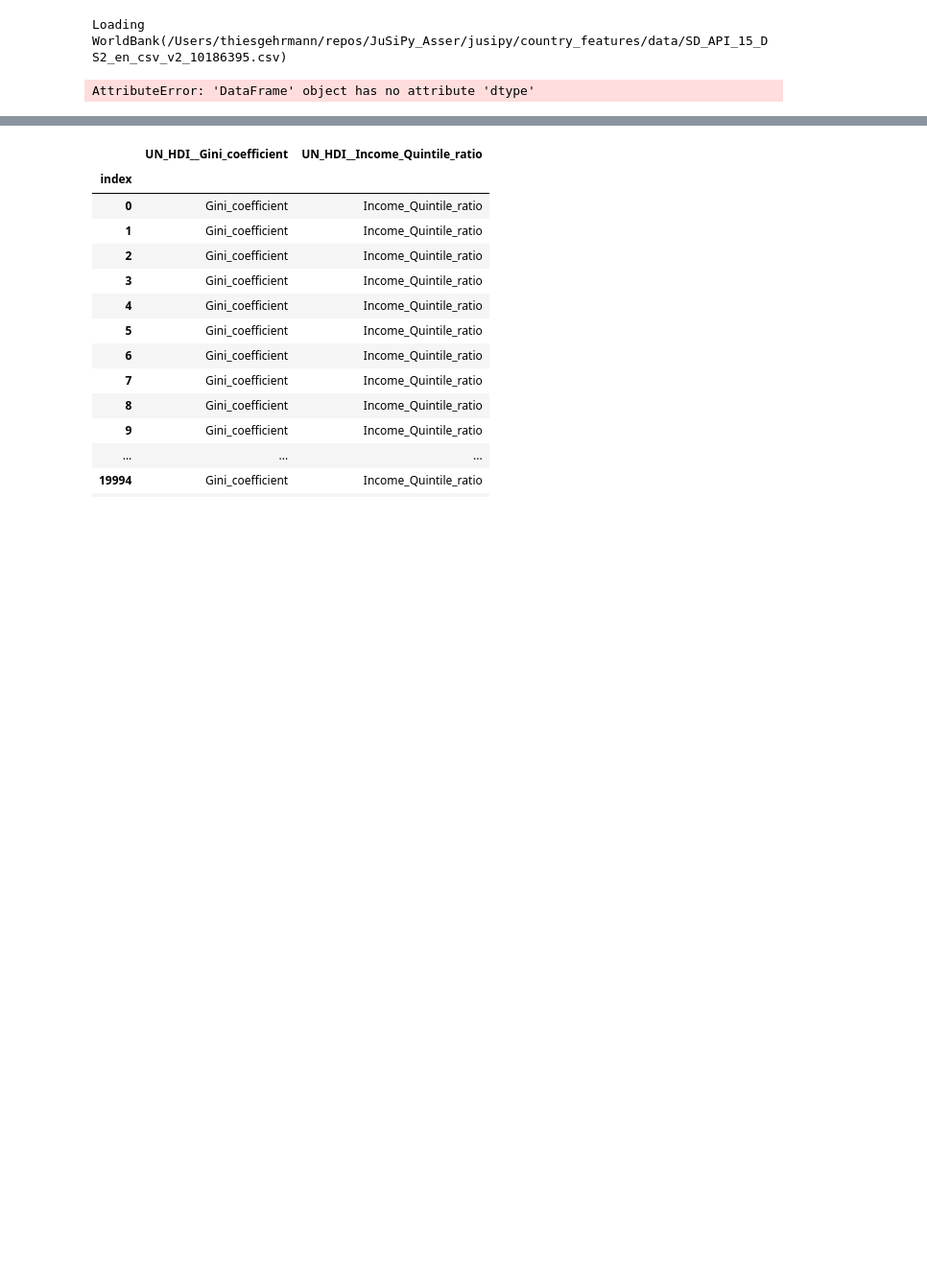
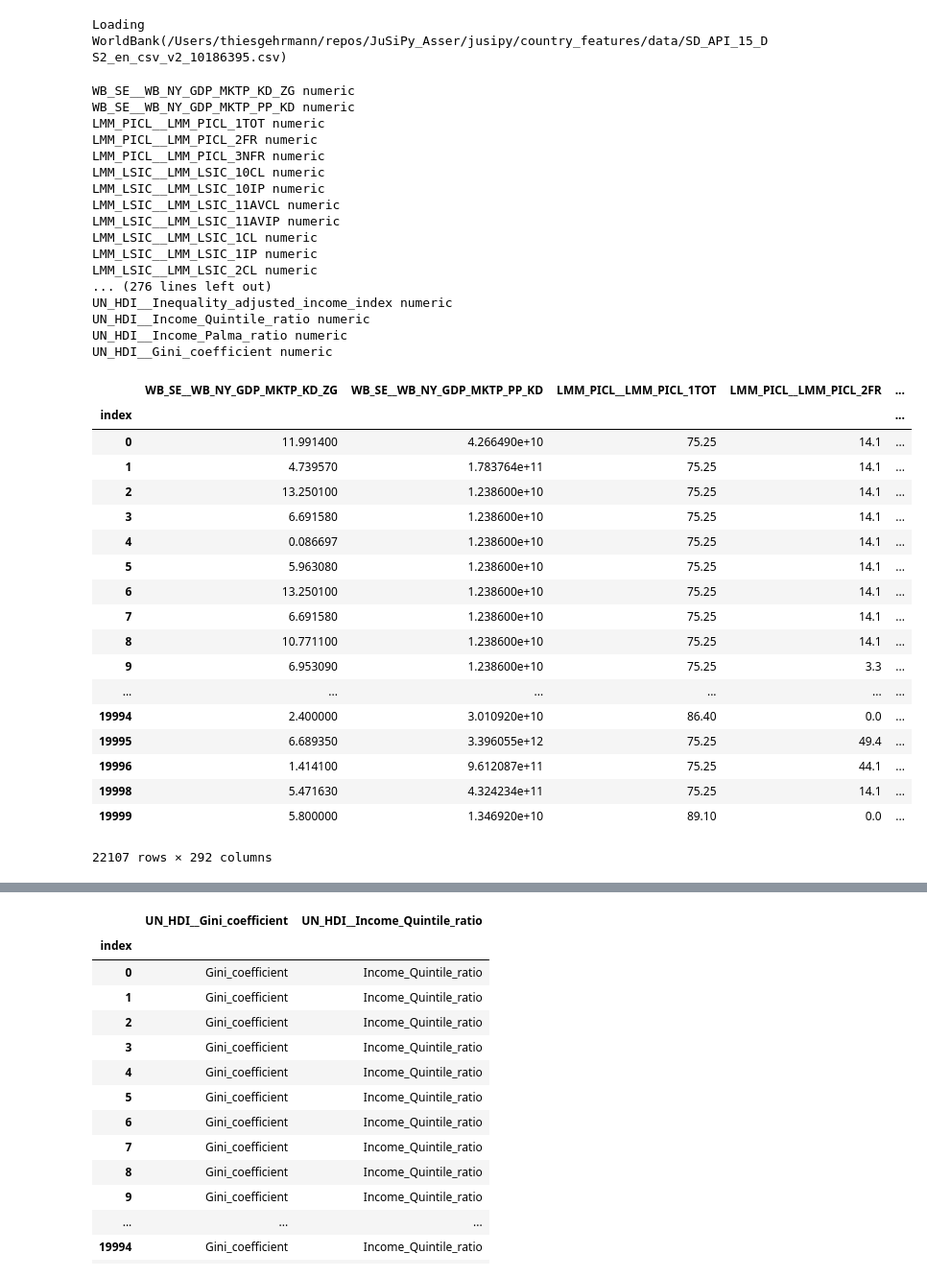
Before and after one commit to thiesgehrmann/JuSiPy_Asser, a Jupyter notebook: 1_pipeline_features.ipynb, the cells around one changed output, grey strips where cells are left out. Shown at 96% size. Drawn from its saved outputs; the diff is of its cells as text; code cells hidden in the pictures; blank space fills up the shorter version.

```diff
--- a/1_pipeline_features.ipynb
+++ b/1_pipeline_features.ipynb
@@ -159,9 +186,45 @@ all_country_features = jusipy.country_features.get(all_points, A_country, fuzzy=
 # %% [output]
 Loading WorldBank(/Users/thiesgehrmann/repos/JuSiPy_Asser/jusipy/country_features/data/SD_API_15_DS2_en_csv_v2_10186395.csv)
 # %%
-I = jusipy.impute.SimpleImpute(all_country_features, strategy='median')
+imputer = jusipy.impute.SimpleImpute(all_country_features.select_dtypes([np.number]), strategy='median')
+imputer.predict(all_country_features.select_dtypes([np.number]))
 # %% [output]
-AttributeError: 'DataFrame' object has no attribute 'dtype'
+WB_SE__WB_NY_GDP_MKTP_KD_ZG numeric
+WB_SE__WB_NY_GDP_MKTP_PP_KD numeric
+LMM_PICL__LMM_PICL_1TOT numeric
+LMM_PICL__LMM_PICL_2FR numeric
+LMM_PICL__LMM_PICL_3NFR numeric
+LMM_LSIC__LMM_LSIC_10CL numeric
+LMM_LSIC__LMM_LSIC_10IP numeric
+LMM_LSIC__LMM_LSIC_11AVCL numeric
+LMM_LSIC__LMM_LSIC_11AVIP numeric
+LMM_LSIC__LMM_LSIC_1CL numeric
+LMM_LSIC__LMM_LSIC_1IP numeric
+LMM_LSIC__LMM_LSIC_2CL numeric
+... (276 lines left out)
+UN_HDI__Inequality_adjusted_income_index numeric
+UN_HDI__Income_Quintile_ratio numeric
+UN_HDI__Income_Palma_ratio numeric
+UN_HDI__Gini_coefficient numeric
+|  | WB_SE__WB_NY_GDP_MKTP_KD_ZG | WB_SE__WB_NY_GDP_MKTP_PP_KD | LMM_PICL__LMM_PICL_1TOT | LMM_PICL__LMM_PICL_2FR | ... |
+| index |  |  |  |  | ... |
+| 0 | 11.991400 | 4.266490e+10 | 75.25 | 14.1 | ... |
+| 1 | 4.739570 | 1.783764e+11 | 75.25 | 14.1 | ... |
+| 2 | 13.250100 | 1.238600e+10 | 75.25 | 14.1 | ... |
+| 3 | 6.691580 | 1.238600e+10 | 75.25 | 14.1 | ... |
+| 4 | 0.086697 | 1.238600e+10 | 75.25 | 14.1 | ... |
+| 5 | 5.963080 | 1.238600e+10 | 75.25 | 14.1 | ... |
+| 6 | 13.250100 | 1.238600e+10 | 75.25 | 14.1 | ... |
+| 7 | 6.691580 | 1.238600e+10 | 75.25 | 14.1 | ... |
+| 8 | 10.771100 | 1.238600e+10 | 75.25 | 14.1 | ... |
+| 9 | 6.953090 | 1.238600e+10 | 75.25 | 3.3 | ... |
+| ... | ... | ... | ... | ... | ... |
+| 19994 | 2.400000 | 3.010920e+10 | 86.40 | 0.0 | ... |
+| 19995 | 6.689350 | 3.396055e+12 | 75.25 | 49.4 | ... |
+| 19996 | 1.414100 | 9.612087e+11 | 75.25 | 44.1 | ... |
+| 19998 | 5.471630 | 4.324234e+11 | 75.25 | 14.1 | ... |
+| 19999 | 5.800000 | 1.346920e+10 | 89.10 | 0.0 | ... |
+22107 rows × 292 columns
 # %%
 for col in all_country_features.columns:
     series = all_country_features[col]
```
Also changed, not shown: parts of 6 cells of this notebook, 2 other files.
